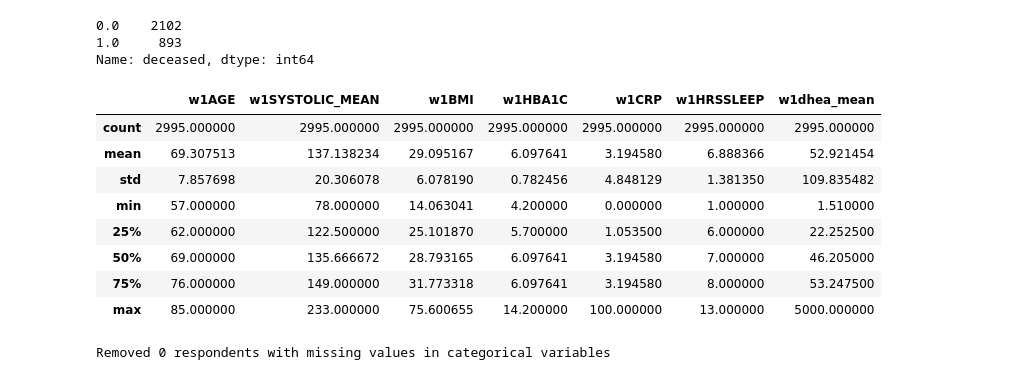
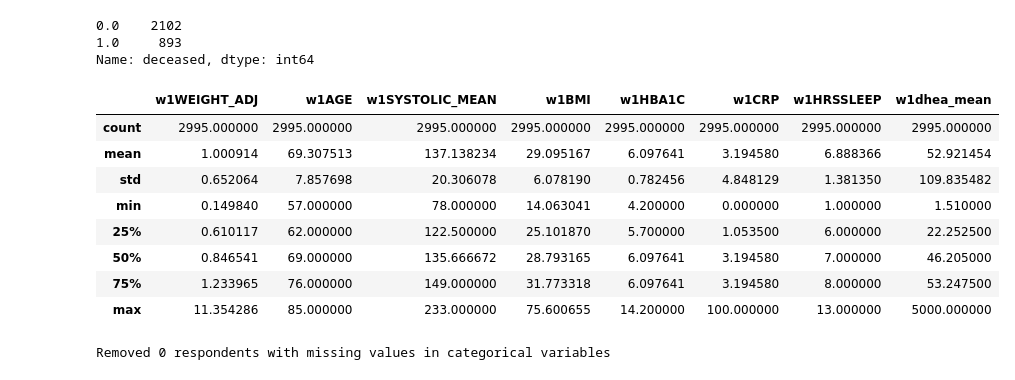
Before and after one commit to yiang-li/Predicting-Mortality-Machine-Learning, a Jupyter notebook: code_add_ana.ipynb, the cells around one changed output. Cells and saved outputs as stored; diff of their text form; code cells hidden in the pictures.

```diff
--- a/code_add_ana.ipynb
+++ b/code_add_ana.ipynb
@@ -17,5 +16,5 @@ from sklearn.linear_model import LogisticRegression
 # %%
-data_raw = pd.read_csv('./data/nshap_w1_w2_w3_core_disposition.csv',
+data_raw = pd.read_csv('./nshap_w1_w2_w3_core_disposition.csv',
                        low_memory=False)
 #Stacking
 #SMOTE
@@ -62,7 +61,7 @@ data_complete['deceased'].value_counts()
 1.0     893
 Name: deceased, dtype: int64
 # %%
-data = data_complete[['ID', 'deceased', 'w1AGE', 'w1SYSTOLIC_MEAN',
+data = data_complete[['ID', 'deceased', 'w1WEIGHT_ADJ', 'w1AGE', 'w1SYSTOLIC_MEAN',
                       'w1BMI', 'w1HBA1C', 'w1CRP', 'w1DHEA_1', 'w1DHEA_2',
                       'w1SMOKECIG', 'w1ALCOHOL', 'w1PHYSACT', 'w1HRSSLEEP',
                       'w1EDUC', 'w1HSASSETS_RECODE', 'w1MARITLST', 'w1ETHGRP',
@@ -91,26 +90,26 @@ data_ord[data_ord < 0] = np.nan
 data_ord.fillna(data_ord.mean(), inplace=True)
 # %%
 # Preprocessing continuous variables
-con_col = ['w1AGE', 'w1SYSTOLIC_MEAN', 'w1BMI', 'w1HBA1C',
+con_col = ['w1WEIGHT_ADJ', 'w1AGE', 'w1SYSTOLIC_MEAN', 'w1BMI', 'w1HBA1C',
            'w1CRP', 'w1DHEA_1', 'w1DHEA_2', 'w1HRSSLEEP']
 data_con = data[data[con_col].notnull()].copy()[con_col]
 for col in con_col:
     data_con[col] = pd.to_numeric(data_con[col], errors='coerce')
 data_con['w1dhea_mean'] = data_con[['w1DHEA_1', 'w1DHEA_2']].mean(axis=1)
 data_con = data_con.drop(['w1DHEA_1', 'w1DHEA_2'], axis=1)
 data_con[data_con < 0] = np.nan
 data_con.fillna(data_con.mean(), inplace=True)
 data_con.describe()
 # %% [output]
-|  | w1AGE | w1SYSTOLIC_MEAN | w1BMI | w1HBA1C | w1CRP | w1HRSSLEEP | w1dhea_mean |
-| count | 2995.000000 | 2995.000000 | 2995.000000 | 2995.000000 | 2995.000000 | 2995.000000 | 2995.000000 |
-| mean | 69.307513 | 137.138234 | 29.095167 | 6.097641 | 3.194580 | 6.888366 | 52.921454 |
-| std | 7.857698 | 20.306078 | 6.078190 | 0.782456 | 4.848129 | 1.381350 | 109.835482 |
-| min | 57.000000 | 78.000000 | 14.063041 | 4.200000 | 0.000000 | 1.000000 | 1.510000 |
-| 25% | 62.000000 | 122.500000 | 25.101870 | 5.700000 | 1.053500 | 6.000000 | 22.252500 |
-| 50% | 69.000000 | 135.666672 | 28.793165 | 6.097641 | 3.194580 | 7.000000 | 46.205000 |
-| 75% | 76.000000 | 149.000000 | 31.773318 | 6.097641 | 3.194580 | 8.000000 | 53.247500 |
-| max | 85.000000 | 233.000000 | 75.600655 | 14.200000 | 100.000000 | 13.000000 | 5000.000000 |
+|  | w1WEIGHT_ADJ | w1AGE | w1SYSTOLIC_MEAN | w1BMI | w1HBA1C | w1CRP | w1HRSSLEEP | w1dhea_mean |
+| count | 2995.000000 | 2995.000000 | 2995.000000 | 2995.000000 | 2995.000000 | 2995.000000 | 2995.000000 | 2995.000000 |
+| mean | 1.000914 | 69.307513 | 137.138234 | 29.095167 | 6.097641 | 3.194580 | 6.888366 | 52.921454 |
+| std | 0.652064 | 7.857698 | 20.306078 | 6.078190 | 0.782456 | 4.848129 | 1.381350 | 109.835482 |
+| min | 0.149840 | 57.000000 | 78.000000 | 14.063041 | 4.200000 | 0.000000 | 1.000000 | 1.510000 |
+| 25% | 0.610117 | 62.000000 | 122.500000 | 25.101870 | 5.700000 | 1.053500 | 6.000000 | 22.252500 |
+| 50% | 0.846541 | 69.000000 | 135.666672 | 28.793165 | 6.097641 | 3.194580 | 7.000000 | 46.205000 |
+| 75% | 1.233965 | 76.000000 | 149.000000 | 31.773318 | 6.097641 | 3.194580 | 8.000000 | 53.247500 |
+| max | 11.354286 | 85.000000 | 233.000000 | 75.600655 | 14.200000 | 100.000000 | 13.000000 | 5000.000000 |
 # %%
 data = pd.concat([data_cat, data_ord, data_con], axis=1)
 data_nona = data.dropna()
```
Also changed, not shown: parts of 34 cells of this notebook, 1 other file.
